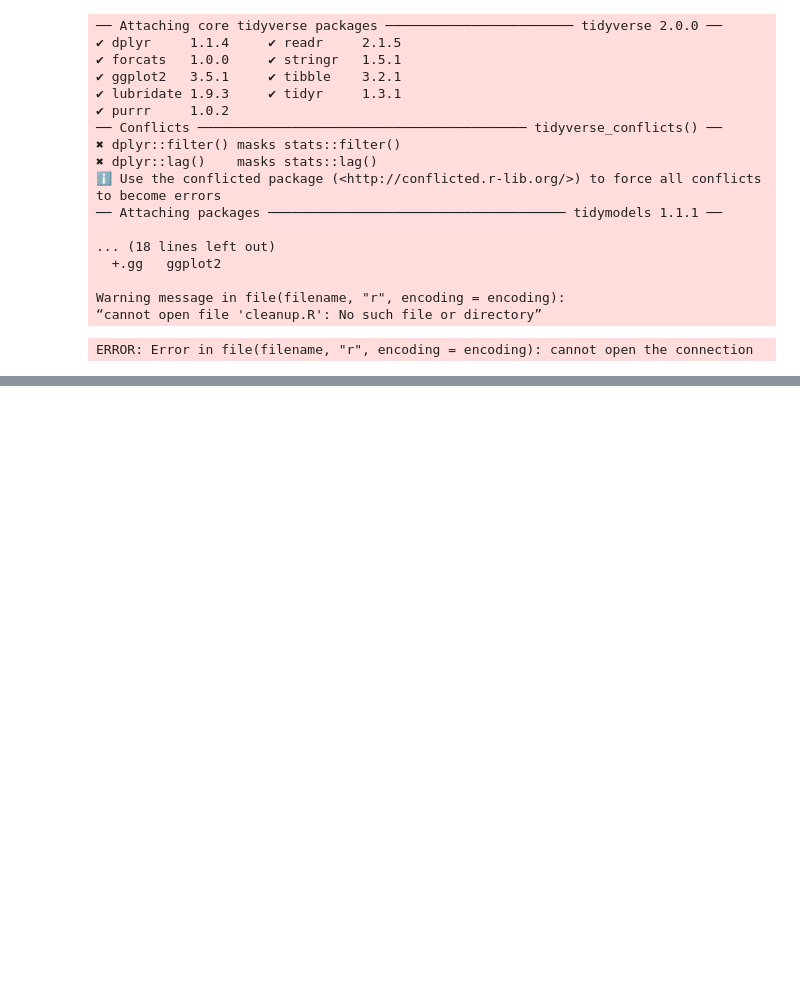
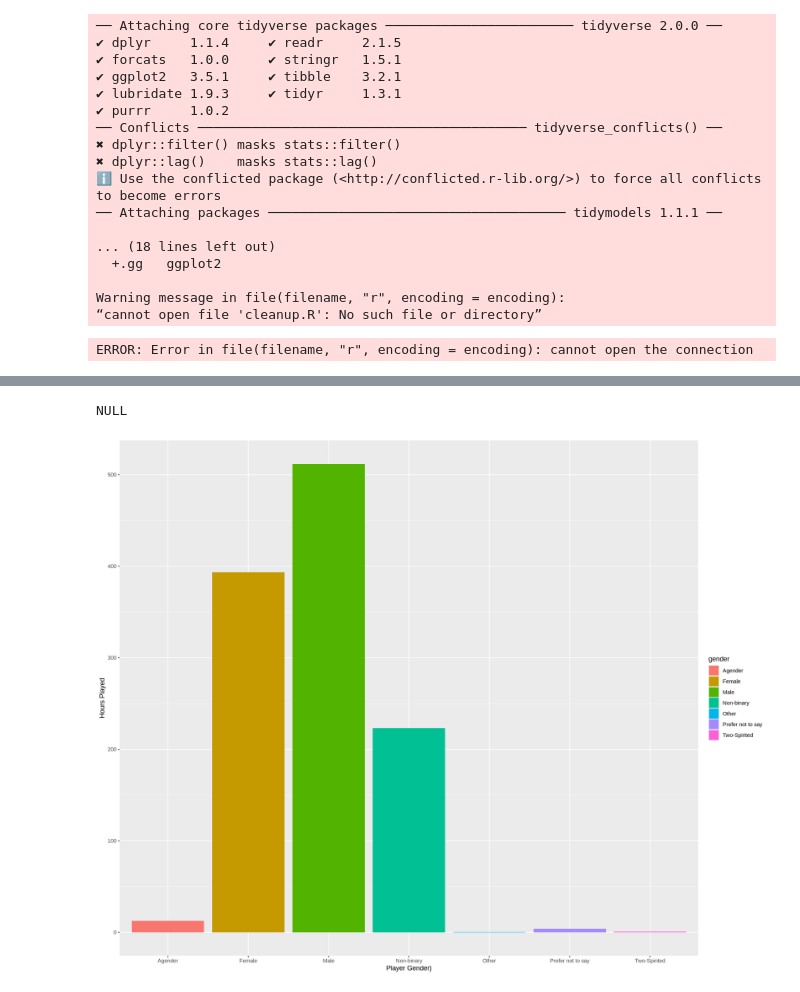
Before and after one commit to juliaawuu45/Final-Project-Report, a Jupyter notebook: Final Project Report.ipynb, the cells around one changed output, grey strips where cells are left out. Saved outputs shown, nothing was run; the diff lists cells and outputs as text; code cells hidden in the pictures; blank space fills up the shorter version.

```diff
--- a/Final Project Report.ipynb
+++ b/Final Project Report.ipynb
@@ -311,9 +94,15 @@ new_observation <- tibble (age = c(20),
 # %%
-gender_data_plot <- gender_data |>
-ggplot(aes(x=gender, y= played_hours, fill= gender)) +
-geom_bar(stat="identity") +
-labs(x="Gender Identification", y= "Played time (hours)", fill = "Gender Identification") +
-ggtitle("Total Played Hours by Gender") +
+gender_data_plot <- players_tidy |>
+  ggplot(aes(x = gender, y = played_hours, fill = gender)) +
+  geom_bar(stat = "identity") +
+  labs(x = "Player Gender)",
+       y = "Hours Played",
+       color = "Gender Identification")
+ggtitle ("Total Played Hours by Gender Identification") +
 scale_color_brewer(palette="Set2") +
 theme(text=element_text(size=16), axis.text.x=element_text(angle=90, hjust=1))
+
 gender_data_plot
+# %% [output]
+NULL
+[figure, added]
```
Also changed, not shown: parts of 20 cells of this notebook.
